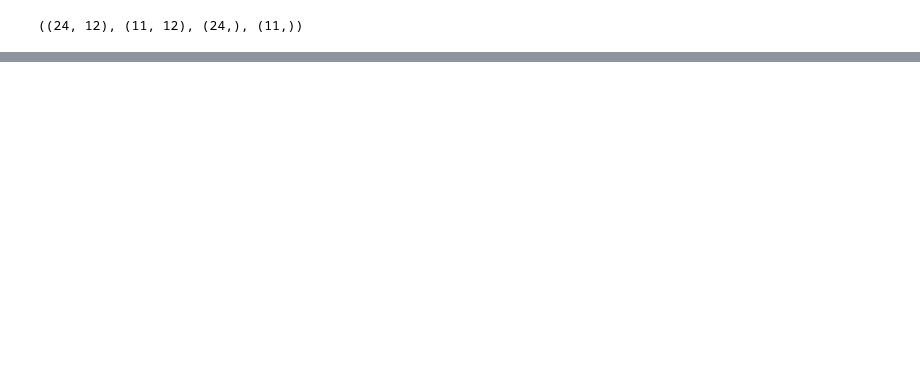
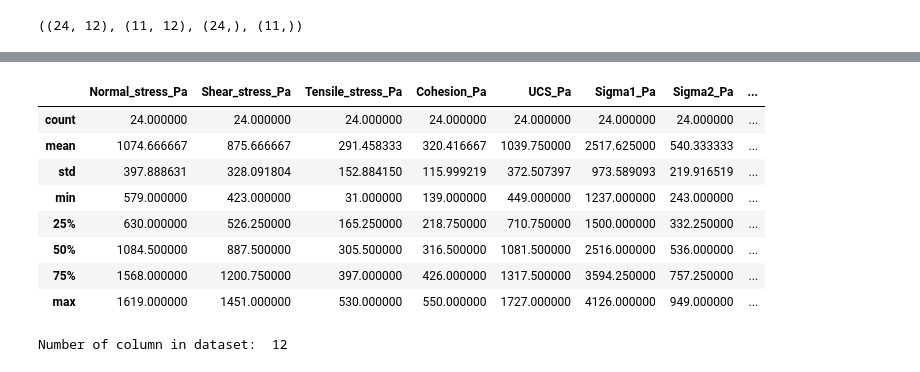
Before and after one commit to Utomi-Tom/Granular_Material_analysis, a Jupyter notebook: Geomaterial_analysis_.ipynb, the cells around one changed output, grey strips where cells are left out. Saved outputs shown, nothing was run; the diff lists cells and outputs as text; code cells hidden in the pictures; blank space fills up the shorter version.

```diff
--- a/Geomaterial_analysis_.ipynb
+++ b/Geomaterial_analysis_.ipynb
@@ -85,0 +130,17 @@ x_tr.shape,x_t.shape,y_tr.shape,y_t.shape
+# %%
+## General describption of train_data
+x_tr.describe()
+# %% [output]
+|  | Normal_stress_Pa | Shear_stress_Pa | Tensile_stress_Pa | Cohesion_Pa | UCS_Pa | Sigma1_Pa | Sigma2_Pa | ... |
+| count | 24.000000 | 24.000000 | 24.000000 | 24.000000 | 24.000000 | 24.000000 | 24.000000 | ... |
+| mean | 1074.666667 | 875.666667 | 291.458333 | 320.416667 | 1039.750000 | 2517.625000 | 540.333333 | ... |
+| std | 397.888631 | 328.091804 | 152.884150 | 115.999219 | 372.507397 | 973.589093 | 219.916519 | ... |
+| min | 579.000000 | 423.000000 | 31.000000 | 139.000000 | 449.000000 | 1237.000000 | 243.000000 | ... |
+| 25% | 630.000000 | 526.250000 | 165.250000 | 218.750000 | 710.750000 | 1500.000000 | 332.250000 | ... |
+| 50% | 1084.500000 | 887.500000 | 305.500000 | 316.500000 | 1081.500000 | 2516.000000 | 536.000000 | ... |
+| 75% | 1568.000000 | 1200.750000 | 397.000000 | 426.000000 | 1317.500000 | 3594.250000 | 757.250000 | ... |
+| max | 1619.000000 | 1451.000000 | 530.000000 | 550.000000 | 1727.000000 | 4126.000000 | 949.000000 | ... |
+# %%
+print("Number of column in dataset: ", len(x_tr.columns))
+# %% [output]
+Number of column in dataset:  12
```
Also changed, not shown: parts of 9 cells of this notebook.
